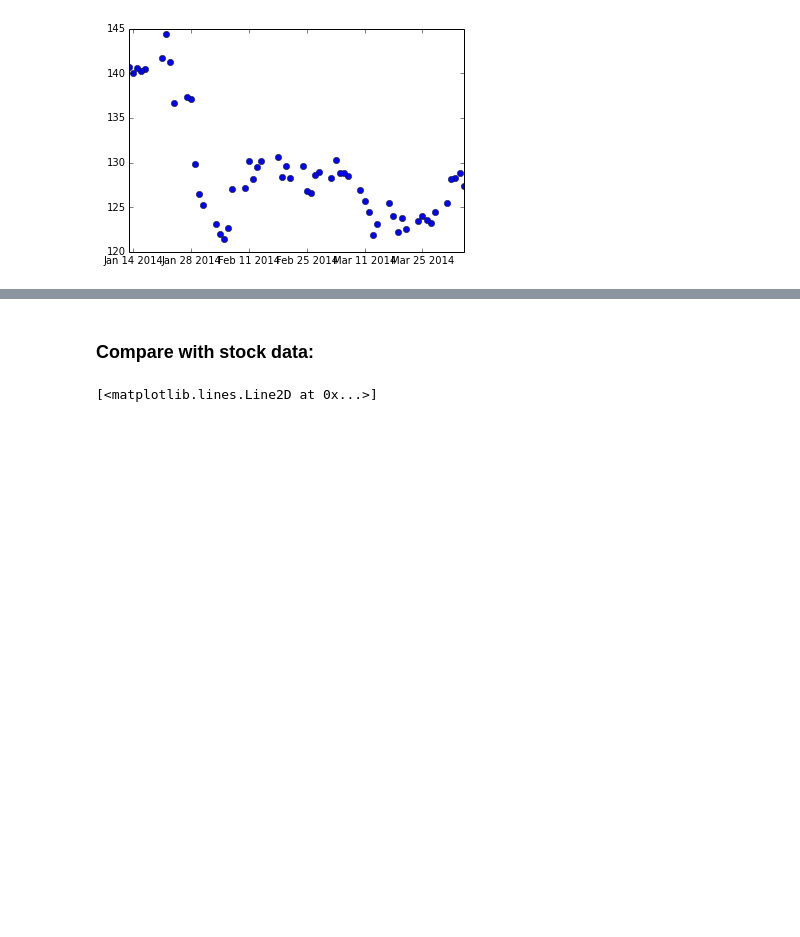
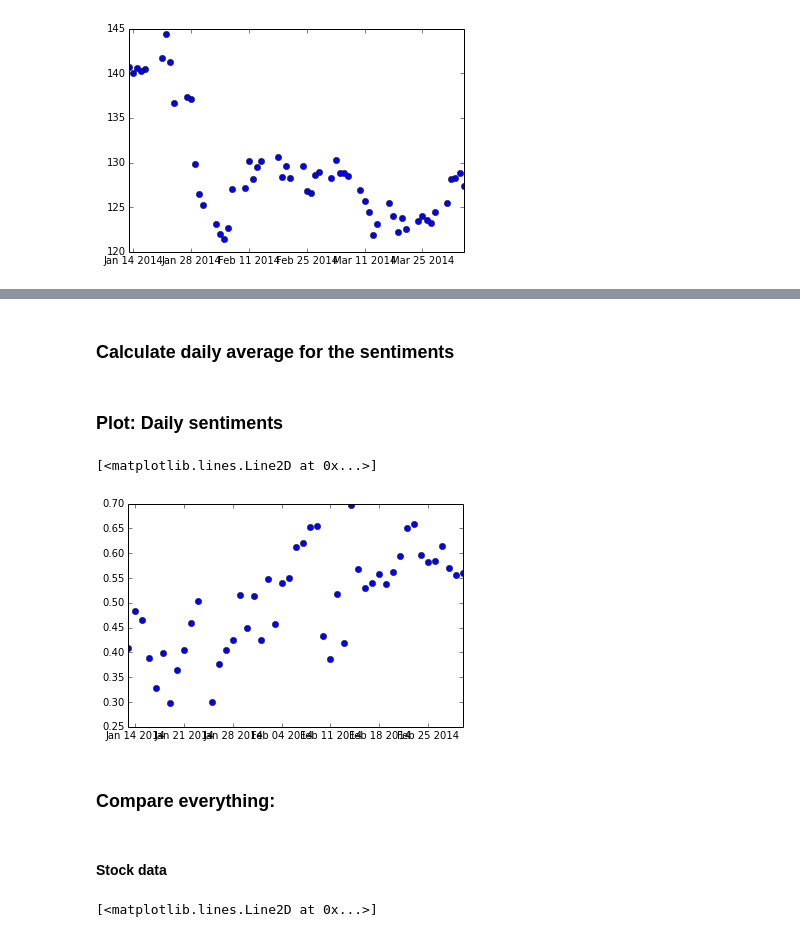
Before and after one commit to suparpat/when-predictions-come-true, a Jupyter notebook: Subjectivity-Polarity/Visualise/Sentiment Analysis Visualization!.ipynb, the cells around one changed output, grey strips where cells are left out. Drawn from its saved outputs; the diff is of its cells as text; code cells hidden in the pictures; blank space fills up the shorter version.

```diff
--- a/Subjectivity-Polarity/Visualise/Sentiment Analysis Visualization!.ipynb
+++ b/Subjectivity-Polarity/Visualise/Sentiment Analysis Visualization!.ipynb
@@ -95,5 +100,46 @@ plt.show()
+# %% [markdown]
+### Calculate daily average for the sentiments
+# %%
+day = []
+daily_sentiments = []
+count = len(DateListSentiment)
+
+temp = []
+
+for t in range(1,count):
+    #If in the same hour, add polarity to temp
+    if DateListSentiment[t-1].day==DateListSentiment[t].day and DateListSentiment[t-1].month==DateListSentiment[t].month and DateListSentiment[t-1].year==DateListSentiment[t].year:
+        temp.append(sentiments.polarity[t-1])
+
+    #If temp is not empty, add average polarity to hourly_sentiments
+    elif len(temp)!=0:
+        temp.append(sentiments.polarity[t-1])
+        count_temp = len(temp)
+        day.append('{} {} {}'.format(DateListSentiment[t-1].day,DateListSentiment[t-1].month,DateListSentiment[t-1].year))
+        daily_sentiments.append(sum(temp)/count_temp)
+        temp = []
+
+combined = zip(day,daily_sentiments)
+
+dfday = DataFrame(data = combined, columns = ['day','daily_sentiments'])
+dfday.to_csv('combined_daily.csv',index=False)
+# %% [markdown]
+### Plot: Daily sentiments
+# %%
+DateListSentiment3 = []
+for h in dfday.day:
+    #Format:
+    DateListSentiment3.append(datetime.strptime(h, "%d %m %Y"))
+
+dateday = matplotlib.dates.date2num(DateListSentiment3)
+plt.plot_date(dateday, dfday.daily_sentiments)
+# %% [output]
+[<matplotlib.lines.Line2D at 0x...>]
+[figure, added]
 # %% [markdown]
-### Compare with stock data:
+### Compare everything:
+# %% [markdown]
+#### Stock data
 # %%
 plt.plot_date(dates, stocks.Close)
 # %% [output]
```
Also changed, not shown: parts of 17 cells of this notebook, 1 other file.
